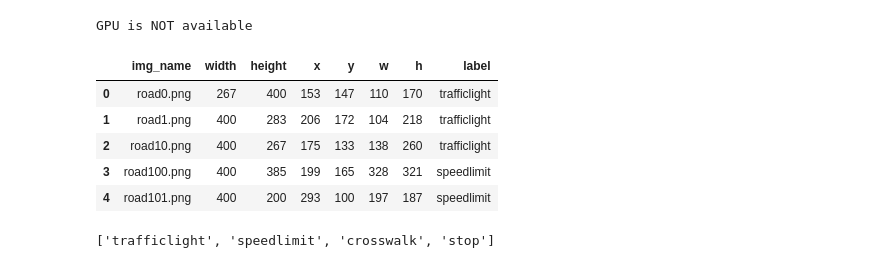
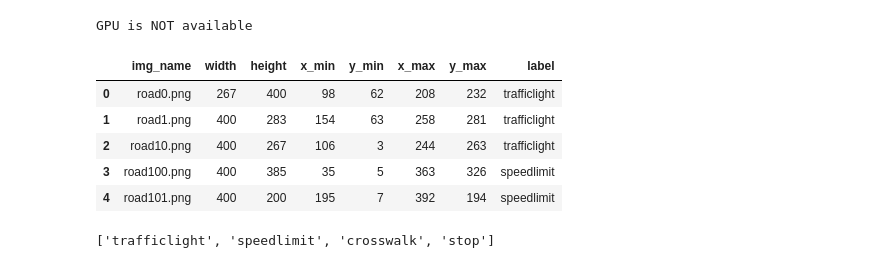
Before and after one commit to VMD121199/road-sign-detection, a Jupyter notebook: notebooks/object_detection.ipynb, the cells around one changed output. Cells and saved outputs as stored; diff of their text form; code cells hidden in the pictures.

```diff
--- a/notebooks/object_detection.ipynb
+++ b/notebooks/object_detection.ipynb
@@ -34,10 +36,10 @@ img_name_list = []
 width_list = []
 height_list = []
 label_list = []
-x_list = []
-y_list = []
-w_list = []
-h_list = []
+xmin_list = []
+ymin_list = []
+xmax_list = []
+ymax_list = []
 # %%
 for i in tqdm(range(len(annotations))):
     tree = ET.parse(os.path.join(annotations_path, annotations[i]))
@@ -55,40 +57,36 @@ for i in tqdm(range(len(annotations))):
         ymin = int(bbox.find("ymin").text)
         xmax = int(bbox.find("xmax").text)
         ymax = int(bbox.find("ymax").text)
-        x = int((xmin + xmax) / 2)
-        y = int((ymin + ymax) / 2)
-        w = abs(xmax - xmin)
-        h = abs(ymax - ymin)
 
         img_name_list.append(img_name)
         width_list.append(width)
         height_list.append(height)
-        x_list.append(x)
-        y_list.append(y)
-        w_list.append(w)
-        h_list.append(h)
+        xmin_list.append(xmin)
+        ymin_list.append(ymin)
+        xmax_list.append(xmax)
+        ymax_list.append(ymax)
         label_list.append(label)
 # %%
 dataset = pd.DataFrame(
     {
         "img_name": img_name_list,
         "width": width_list,
         "height": height_list,
-        "x": x_list,
-        "y": y_list,
-        "w": w_list,
-        "h": h_list,
+        "x_min": xmin_list,
+        "y_min": ymin_list,
+        "x_max": xmax_list,
+        "y_max": ymax_list,
         "label": label_list,
     }
 )
 dataset.head()
 # %% [output]
-|  | img_name | width | height | x | y | w | h | label |
-| 0 | road0.png | 267 | 400 | 153 | 147 | 110 | 170 | trafficlight |
-| 1 | road1.png | 400 | 283 | 206 | 172 | 104 | 218 | trafficlight |
-| 2 | road10.png | 400 | 267 | 175 | 133 | 138 | 260 | trafficlight |
-| 3 | road100.png | 400 | 385 | 199 | 165 | 328 | 321 | speedlimit |
-| 4 | road101.png | 400 | 200 | 293 | 100 | 197 | 187 | speedlimit |
+|  | img_name | width | height | x_min | y_min | x_max | y_max | label |
+| 0 | road0.png | 267 | 400 | 98 | 62 | 208 | 232 | trafficlight |
+| 1 | road1.png | 400 | 283 | 154 | 63 | 258 | 281 | trafficlight |
+| 2 | road10.png | 400 | 267 | 106 | 3 | 244 | 263 | trafficlight |
+| 3 | road100.png | 400 | 385 | 35 | 5 | 363 | 326 | speedlimit |
+| 4 | road101.png | 400 | 200 | 195 | 7 | 392 | 194 | speedlimit |
 # %%
 classes = dataset["label"].unique().tolist()
 classes
```
Also changed, not shown: parts of 4 cells of this notebook, 5 other files.
